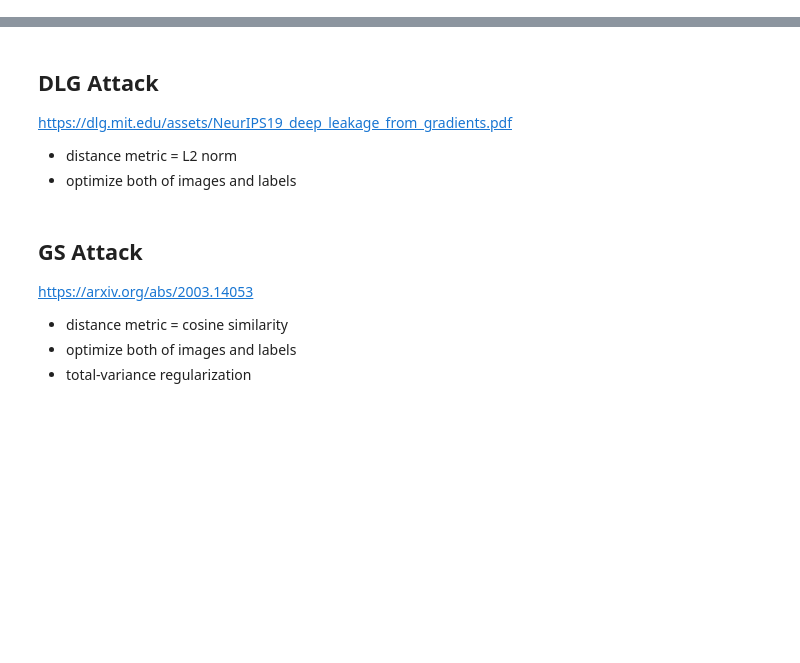
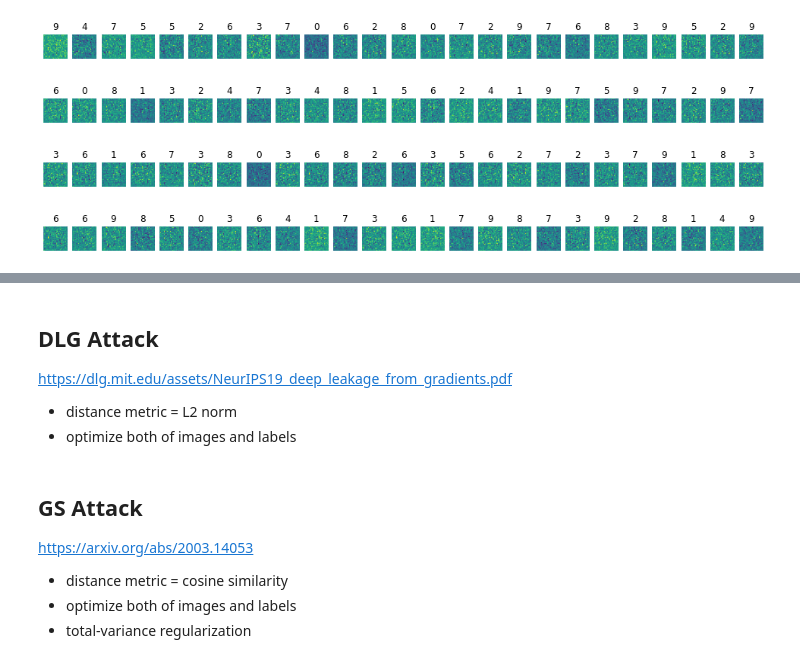
Before and after one commit to hiepvo01/TRUSTCOM2022, a Jupyter notebook: GradientInversion/gradientInversion.ipynb, the cells around one changed output, grey strips where cells are left out. Drawn from its saved outputs; the diff is of its cells as text; code cells hidden in the pictures; blank space fills up the shorter version.

```diff
--- a/GradientInversion/gradientInversion.ipynb
+++ b/GradientInversion/gradientInversion.ipynb
@@ -53,3 +55,20 @@ def imshow(img):
     npimg = img.numpy()
     plt.imshow(np.transpose(npimg, (1, 2, 0)))
     plt.show()
+# %%
+images = torch.load('generated_images1.pth')
+labels = torch.load('generated_labels1.pth')
+
+for i in range(4):
+    fig = plt.figure(figsize=(17, 17))
+    for bid in range(25):
+        ax1 = fig.add_subplot(1, 25, bid+1)
+        img1 = images[1][bid+25*i]
+        ax1.imshow(torchvision.utils.make_grid(img1))
+        ax1.set_title(labels[1][bid+25*i])
+        ax1.axis("off")
+# %% [output]
+[figure, added]
+[figure, added]
+[figure, added]
+[figure, added]
```
Also changed, not shown: parts of 4 cells of this notebook, 4 other files.
